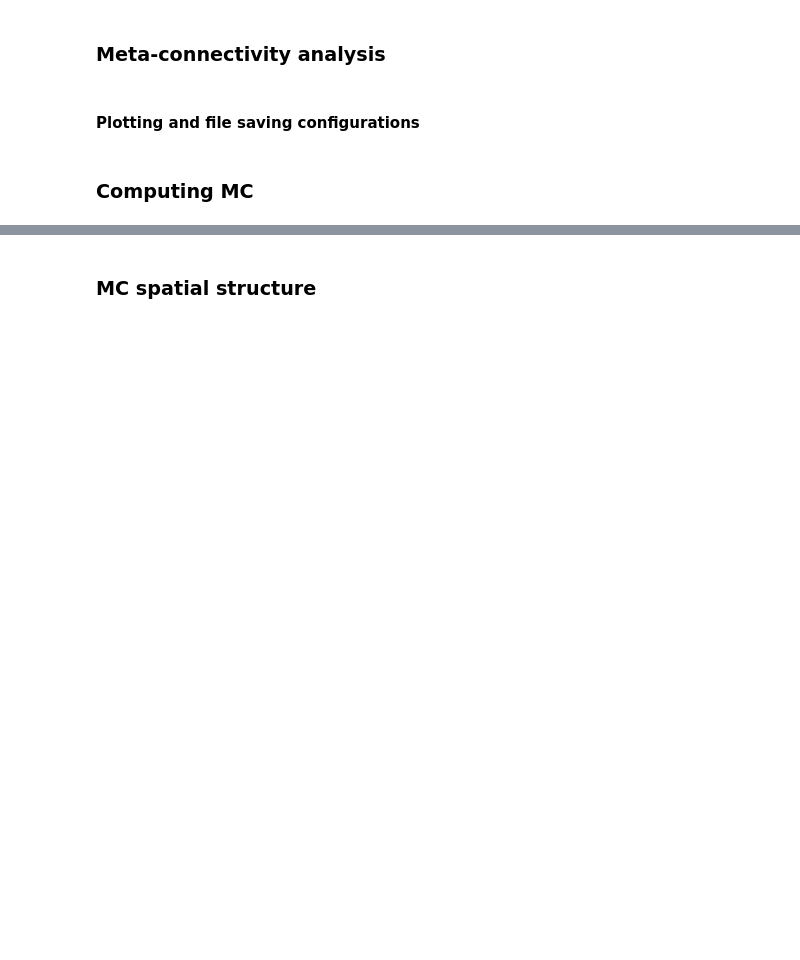
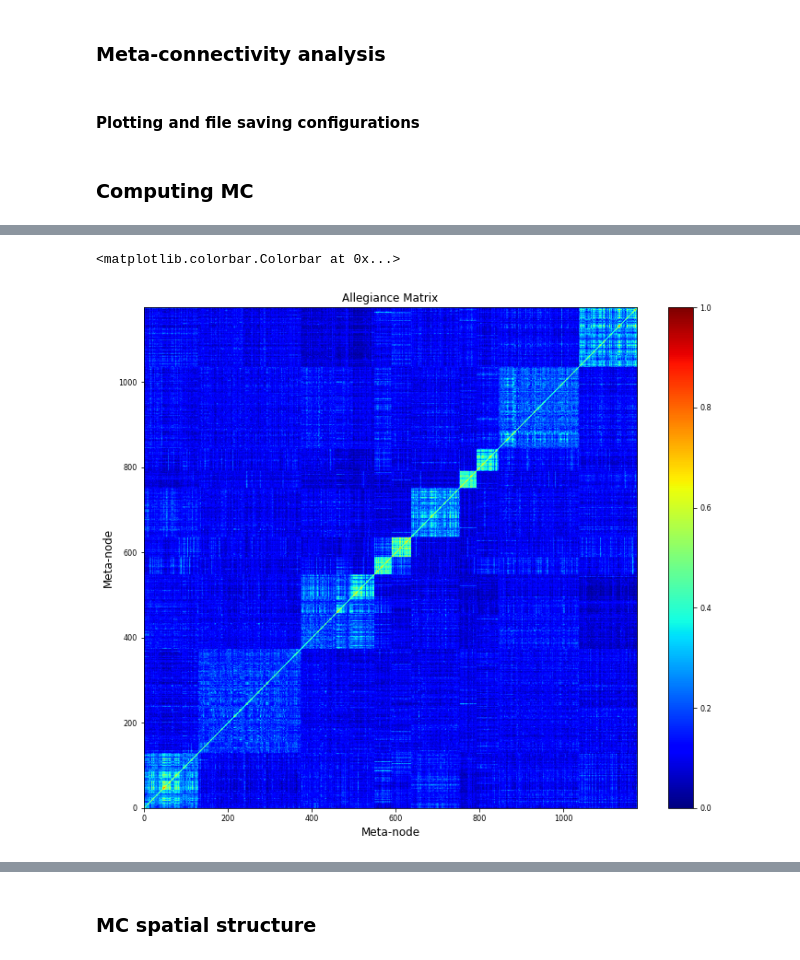
Before and after one commit to ViniciusLima94/GrayData-Analysis, a Jupyter notebook: notebooks/5.0.2. Meta-connectivity analysis.ipynb, the cells around one changed output, grey strips where cells are left out. Saved outputs shown, nothing was run; the diff lists cells and outputs as text; code cells hidden in the pictures; blank space fills up the shorter version.

```diff
--- a/notebooks/5.0.2. Meta-connectivity analysis.ipynb
+++ b/notebooks/5.0.2. Meta-connectivity analysis.ipynb
@@ -129,3 +230,15 @@ MC_surr = return_MC(_surr=True,  verbose=True)
+# %%
+plt.figure(figsize=(12,10))
+a,q = bc.modularity.modularity_finetune_und(T, seed=0)
+ii  = np.argsort(a)
+plt.imshow(T[np.ix_(ii,ii)], aspect="auto", cmap="jet", origin="lower")
+plt.title("Allegiance Matrix", fontsize=BIGGER_SIZE)
+plt.xlabel("Meta-node", fontsize=BIGGER_SIZE)
+plt.ylabel("Meta-node", fontsize=BIGGER_SIZE)
+plt.colorbar()
+# %% [output]
+<matplotlib.colorbar.Colorbar at 0x...>
+[figure, added]
 # %%
 _FREQ = 1
 # %%
```
Also changed, not shown: parts of 26 cells of this notebook, 1 other file.
